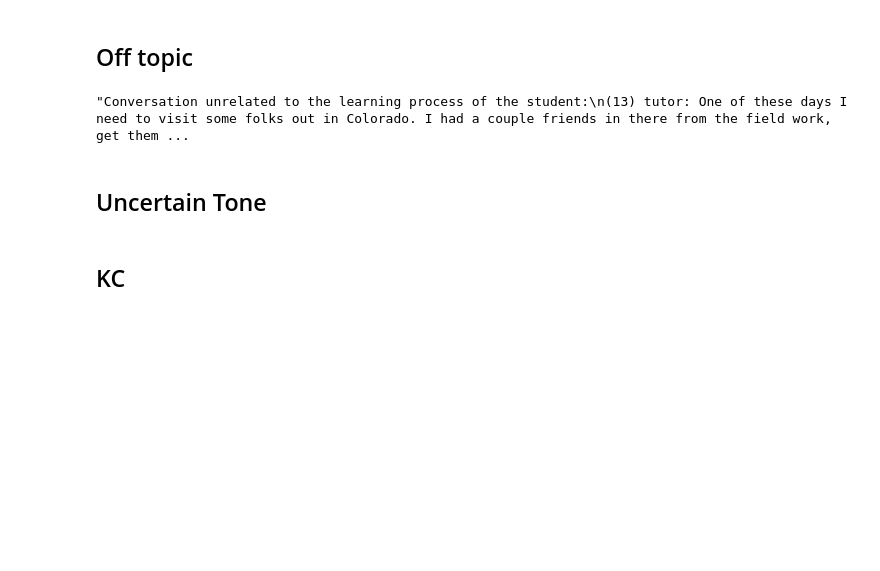
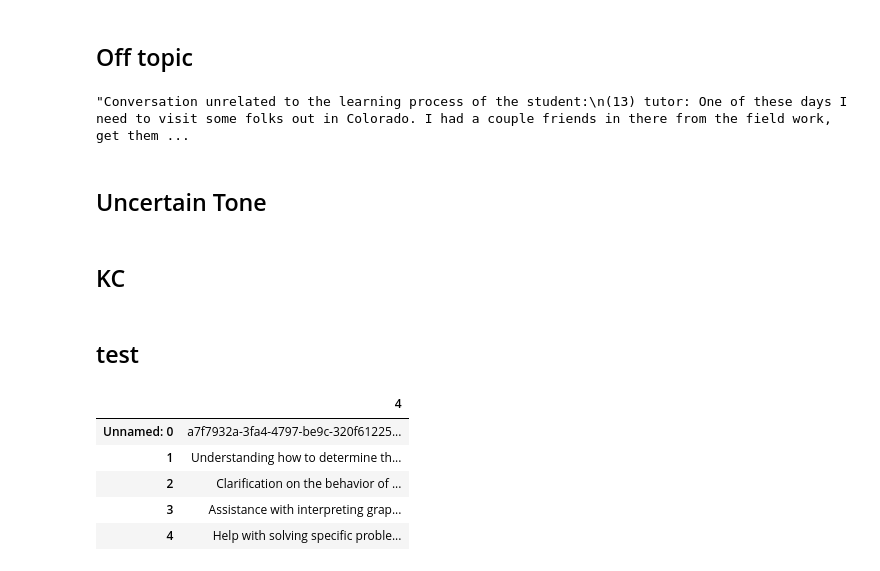
Before and after one commit to JayyyyLee/Varsity-Tutors-CMU-Capstone, a Jupyter notebook: EDA_sample.ipynb, the cells around one changed output. Drawn from its saved outputs; the diff is of its cells as text; code cells hidden in the pictures; blank space fills up the shorter version.

```diff
--- a/EDA_sample.ipynb
+++ b/EDA_sample.ipynb
@@ -188,3 +189,16 @@ Format your answer in Json format, with index of the knowledge component as key
 # %%
 op = pd.DataFrame.from_dict(KC, orient='index')
 op.to_csv('/content/drive/MyDrive/Colab Notebooks/sampleaudio/transcript/KC.csv', index=True)
+# %% [markdown]
+## test
+# %%
+e = pd.read_csv('/content/drive/MyDrive/Colab Notebooks/sampleaudio/transcript/student_expectations.csv')
+# %%
+pd.DataFrame(e.iloc[4][:5])
+# %% [output]
+|  | 4 |
+| Unnamed: 0 | a7f7932a-3fa4-4797-be9c-320f61225... |
+| 1 | Understanding how to determine th... |
+| 2 | Clarification on the behavior of ... |
+| 3 | Assistance with interpreting grap... |
+| 4 | Help with solving specific proble... |
```
Also changed, not shown: parts of 10 cells of this notebook.
